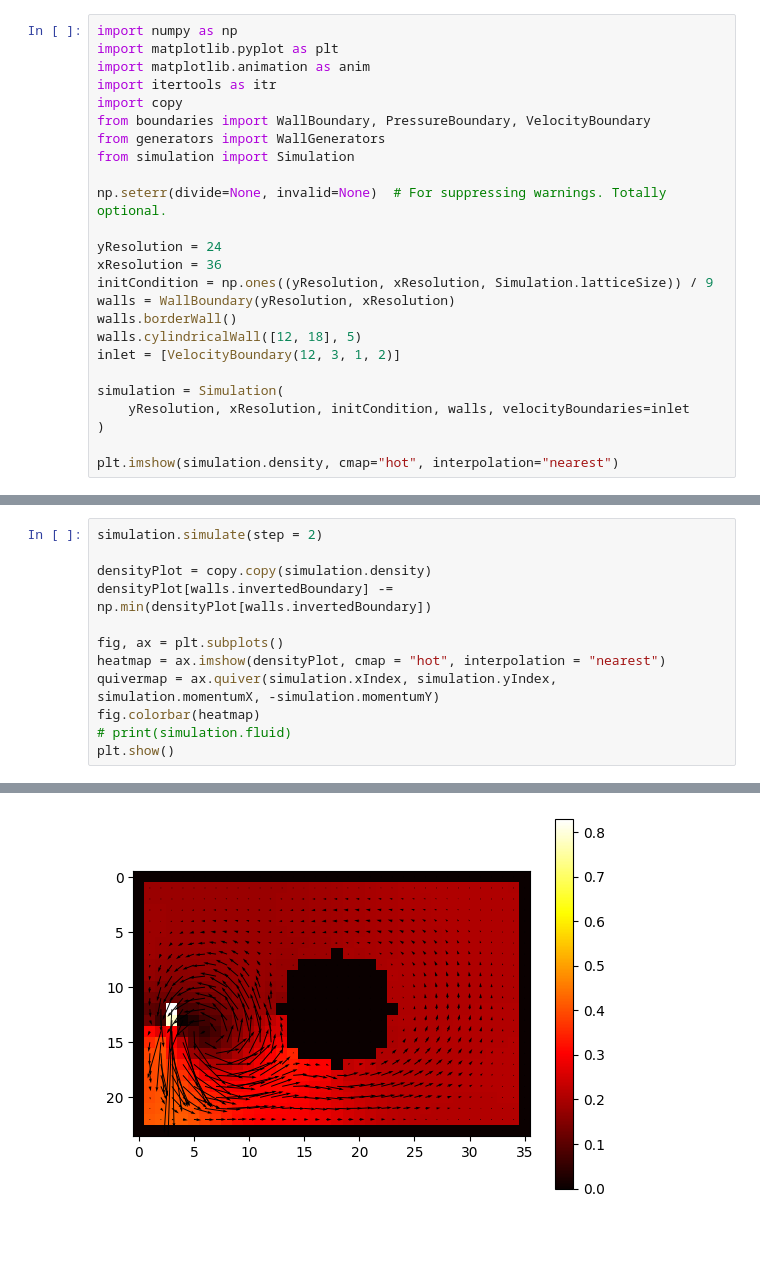
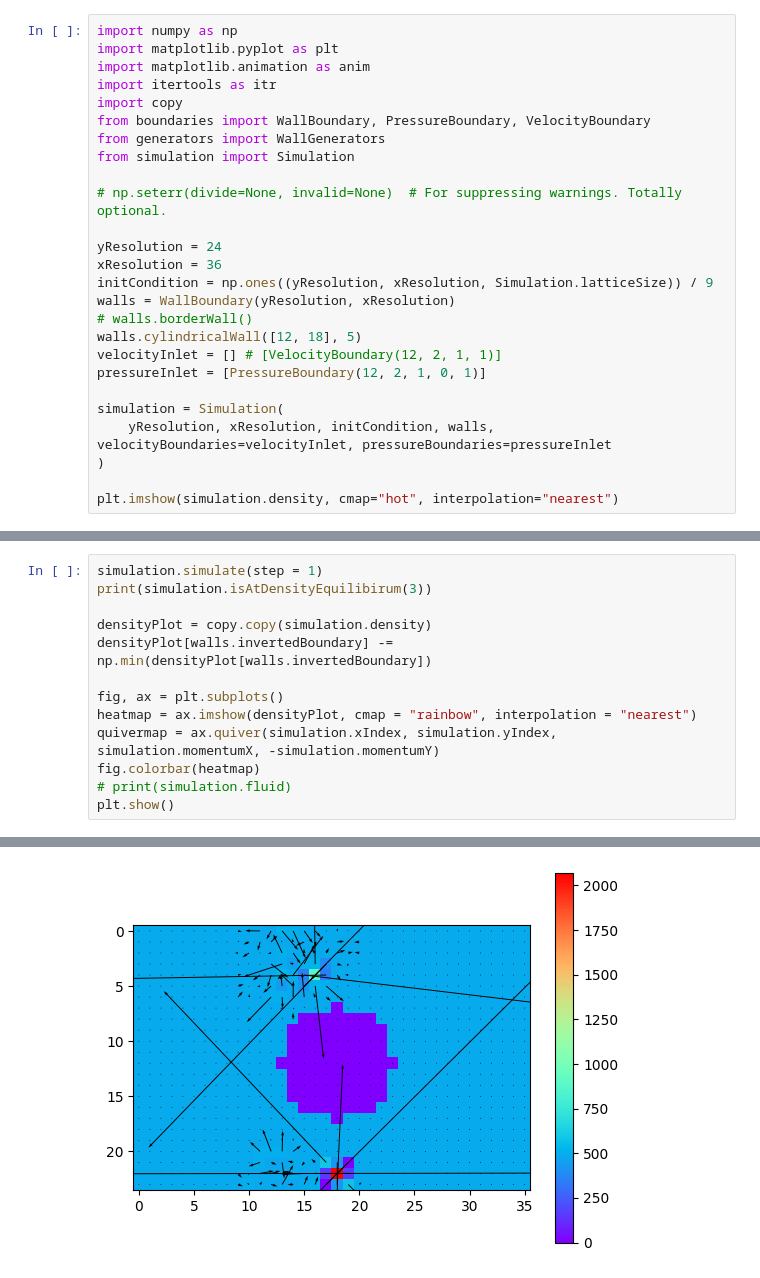
Before and after one commit to AtomThum/AIBuilder-LatticeBoltzmann, a Jupyter notebook: clstest.ipynb, the cells around one changed output, grey strips where cells are left out. Drawn from its saved outputs; the diff is of its cells as text; blank space fills up the shorter version.

Commit message:
Implemented Rain's pressure boundary condition. Everything now works as expected.

```diff
--- a/clstest.ipynb
+++ b/clstest.ipynb
@@ -8,18 +8,19 @@ from boundaries import WallBoundary, PressureBoundary, VelocityBoundary
 from generators import WallGenerators
 from simulation import Simulation
 
-np.seterr(divide=None, invalid=None)  # For suppressing warnings. Totally optional.
+# np.seterr(divide=None, invalid=None)  # For suppressing warnings. Totally optional.
 
 yResolution = 24
 xResolution = 36
 initCondition = np.ones((yResolution, xResolution, Simulation.latticeSize)) / 9
 walls = WallBoundary(yResolution, xResolution)
-walls.borderWall()
+# walls.borderWall()
 walls.cylindricalWall([12, 18], 5)
-inlet = [VelocityBoundary(12, 3, 1, 2)]
+velocityInlet = [] # [VelocityBoundary(12, 2, 1, 1)]
+pressureInlet = [PressureBoundary(12, 2, 1, 0, 1)]
 
 simulation = Simulation(
-    yResolution, xResolution, initCondition, walls, velocityBoundaries=inlet
+    yResolution, xResolution, initCondition, walls, velocityBoundaries=velocityInlet, pressureBoundaries=pressureInlet
 )
 
 plt.imshow(simulation.density, cmap="hot", interpolation="nearest")
@@ -29,11 +30,12 @@ plt.imshow(simulation.density, cmap="hot", interpolation="nearest")
 # %%
-simulation.simulate(step = 2)
+simulation.simulate(step = 1)
+print(simulation.isAtDensityEquilibirum(3))
 
 densityPlot = copy.copy(simulation.density)
 densityPlot[walls.invertedBoundary] -= np.min(densityPlot[walls.invertedBoundary])
 
 fig, ax = plt.subplots()
-heatmap = ax.imshow(densityPlot, cmap = "hot", interpolation = "nearest")
+heatmap = ax.imshow(densityPlot, cmap = "rainbow", interpolation = "nearest")
 quivermap = ax.quiver(simulation.xIndex, simulation.yIndex, simulation.momentumX, -simulation.momentumY)
 fig.colorbar(heatmap)
 # print(simulation.fluid)
@@ -42 +46 @@ plt.show()
-[figure, old version]
+[figure, new version]
```
Also changed, not shown: parts of 2 cells of this notebook, 2 other files.
